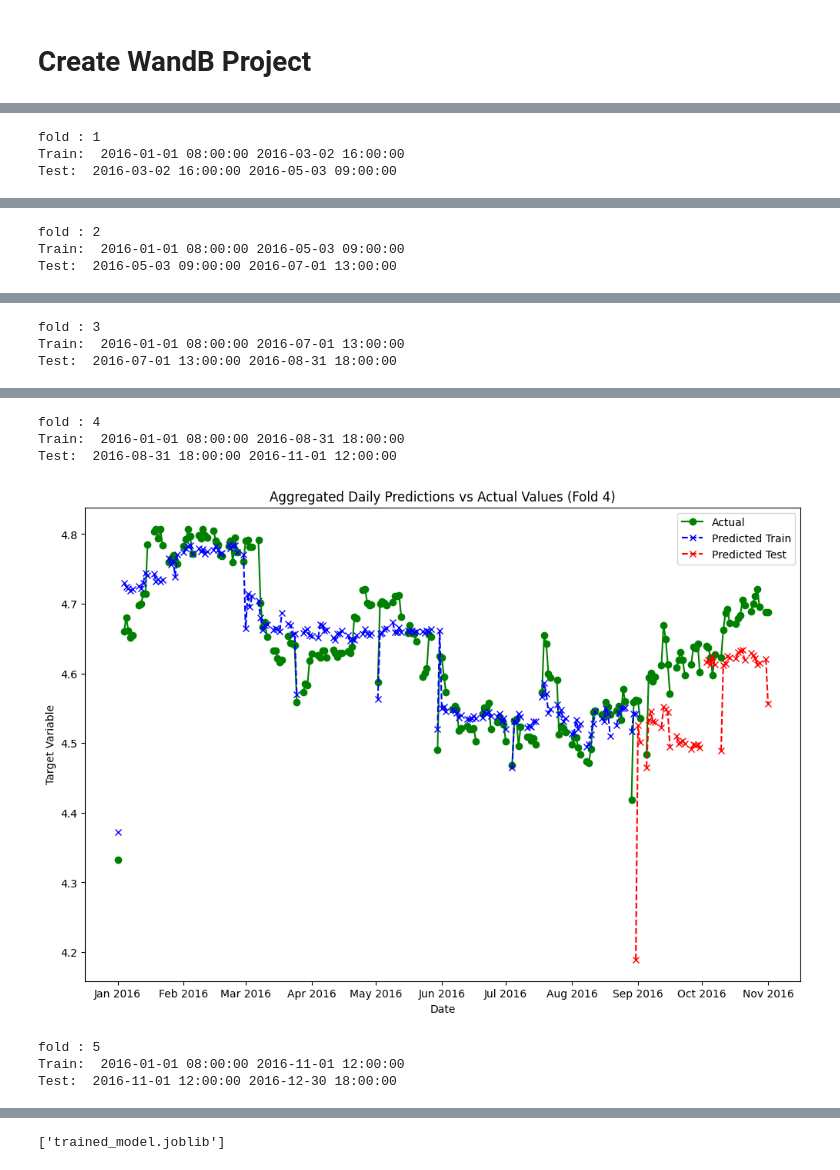
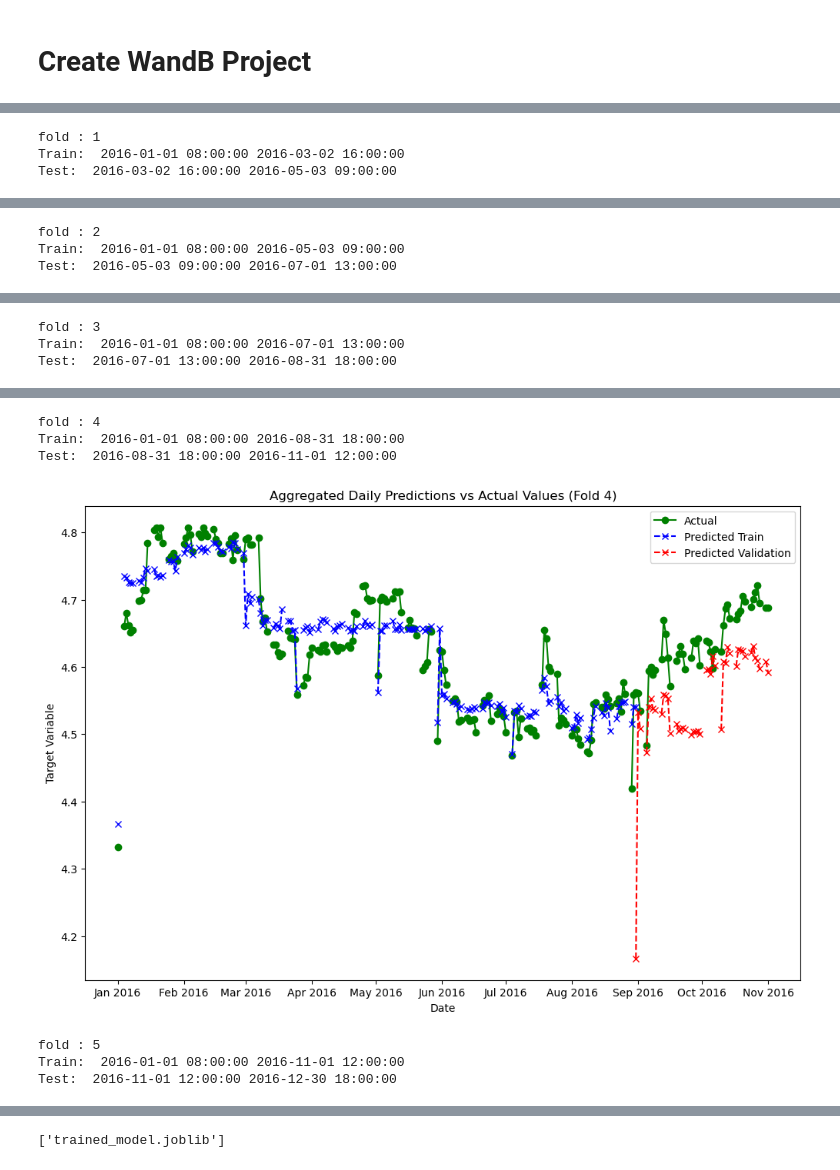
Before and after one commit to goksu-uzunturk/DI502_ElectricityPrediction, a Jupyter notebook: notebooks/TrainXGBModel_v2.ipynb, the cells around one changed output, grey strips where cells are left out. Drawn from its saved outputs; the diff is of its cells as text; code cells hidden in the pictures.

Commit message:
Remove MAPE errors and Update Train-Validation-Test Splits

```diff
--- a/notebooks/TrainXGBModel_v2.ipynb
+++ b/notebooks/TrainXGBModel_v2.ipynb
@@ -71,7 +71,6 @@ df=df.sort_values(by='timestamp')
 # %% [markdown]
 # Create WandB Project
 # %%
-'''
 wandb.init(project='XGB_Grid_Search', entity='foresquad')
 
 # Define the hyperparameter values for grid search
@@ -95,8 +94,13 @@ for params in hyperparameter_combinations:
     # Initialize metrics
     mse_scores = []
 
+    i = 1
     # Perform time series cross-validation
     for train_index, val_index in tscv.split(df):
+
+        if i==5:
+            break;
+
         train_data, val_data = df.iloc[train_index], df.iloc[val_index]
         X_train, y_train = train_data[features], train_data[target]
         X_val, y_val = val_data[features], val_data[target]
@@ -128,8 +132,9 @@ for params in hyperparameter_combinations:
         best_mse = average_mse
         best_params = {"max_depth": max_depth, "n_estimators": n_estimators, "learning_rate": learning_rate}
 
+    i = i + 1
+
 # Log the best hyperparameters and metrics after grid search
 wandb.log({"Best Hyperparameters": best_params, "Best Mean Squared Error": best_mse})
 wandb.finish()  # Finish the W&B run to ensure logs are flushed before the script exits
-'''
 # %% [output]
@@ -175,21 +195,17 @@ for train_index, test_index in tscv.split(df):
     y_pred_train = XGB.predict(X_train)
     train_error_mse = mean_squared_error(y_train,y_pred_train)
     train_error_r2 = r2_score(y_train,y_pred_train)
-    train_error_mape = mean_absolute_percentage_error(y_train,y_pred_train)
     train_error_mae = mean_absolute_error(y_train,y_pred_train)
 
     print("MSE for train set is: ",train_error_mse)
 
     print("R2 for train set is: ",train_error_r2)
 
-    print("MAPE for train set is: ",train_error_mape)
-
     print("MAE for train set is: ",train_error_mae)
 
     y_pred_test = XGB.predict(X_test)
     test_error_mse = mean_squared_error(y_test,y_pred_test)
     test_error_r2 = r2_score(y_test,y_pred_test)
-    test_error_mape = mean_absolute_percentage_error(y_test,y_pred_test)
     test_error_mae = mean_absolute_error(y_test,y_pred_test)
 
 
@@ -197,20 +213,16 @@ for train_index, test_index in tscv.split(df):
 
     print("R2 for test set is: ",test_error_r2)
 
-    print("MAPE for test set is: ",test_error_mape)
-
     print("MAE for test set is: ",test_error_mae)
 
     print("--------------------------------")
 
     MSE_train.append(train_error_mse)
     R2_train.append(train_error_r2)
-    MAPE_train.append(train_error_mape)
     MAE_train.append(train_error_mae)
 
     MSE_test.append(test_error_mse)
     R2_test.append(test_error_r2)
-    MAPE_test.append(test_error_mape)
     MAE_test.append(test_error_mae)
 # %% [output]
 fold : 1
@@ -269,8 +281,12 @@ for train_index, test_index in tscv.split(df):
     plt.figure(figsize=(12, 8))
     plt.plot(aggregated_actual_daily.index, aggregated_actual_daily['actual'], label='Actual', marker='o', color='green')
     plt.plot(aggregated_predicted_daily.index, aggregated_predicted_daily['predicted_train'], label='Predicted Train', marker='x', linestyle='--', color='blue')
-    plt.plot(aggregated_predicted_daily.index, aggregated_predicted_daily['predicted_test'], label='Predicted Test', marker='x', linestyle='--', color='red')
-    plt.title(f'Aggregated Daily Predictions vs Actual Values (Fold {i})')
+    if (i==5):
+        plt.plot(aggregated_predicted_daily.index, aggregated_predicted_daily['predicted_test'], label='Predicted Test', marker='x', linestyle='--', color='red')
+        plt.title(f'Aggregated Daily Predictions vs Actual Values (Test Set)')
+    else:
+        plt.plot(aggregated_predicted_daily.index, aggregated_predicted_daily['predicted_test'], label='Predicted Validation', marker='x', linestyle='--', color='red')
+        plt.title(f'Aggregated Daily Predictions vs Actual Values (Fold {i})')
     plt.xlabel('Date')
     plt.ylabel('Target Variable')
     plt.legend()
@@ -295,7 +311,7 @@ Test:  2016-07-01 13:00:00 2016-08-31 18:00:00
 fold : 4
 Train:  2016-01-01 08:00:00 2016-08-31 18:00:00
 Test:  2016-08-31 18:00:00 2016-11-01 12:00:00
-[figure, old version]
+[figure, new version]
 fold : 5
 Train:  2016-01-01 08:00:00 2016-11-01 12:00:00
 Test:  2016-11-01 12:00:00 2016-12-30 18:00:00
```
Also changed, not shown: parts of 6 cells of this notebook, 2 other files.
